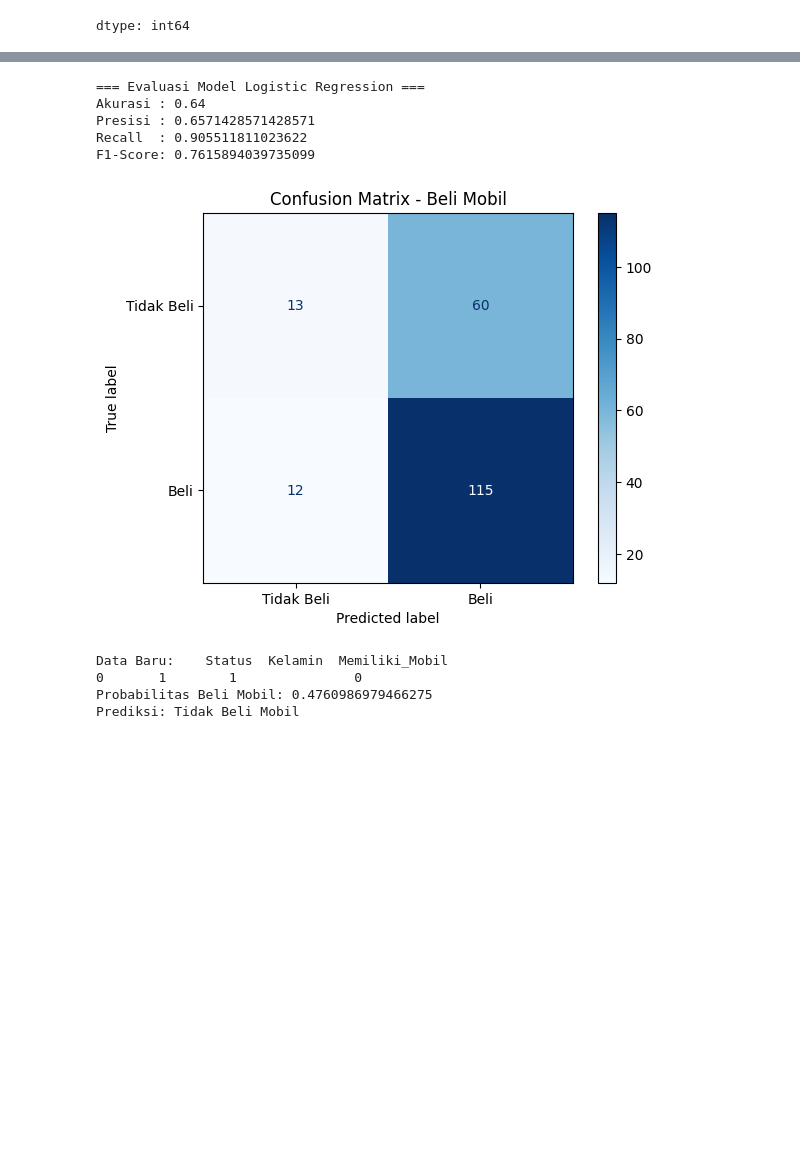
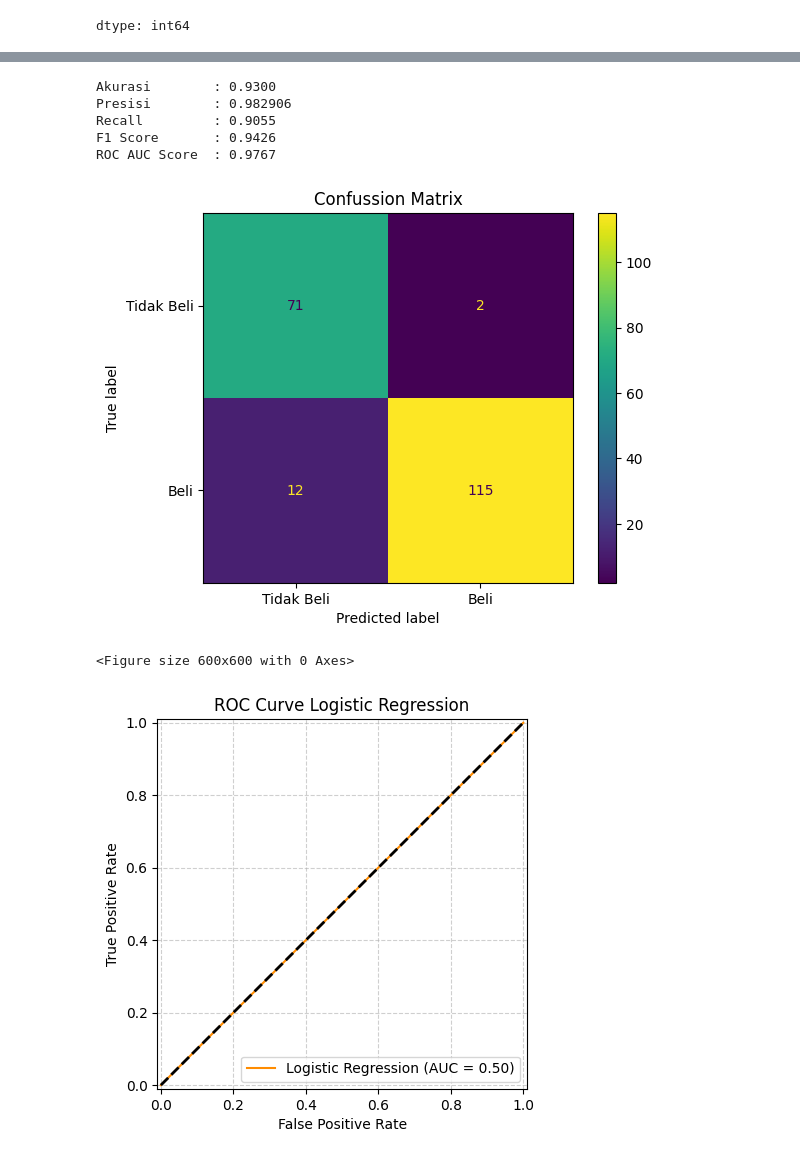
Before and after one commit to autummzebto/Praktikum-Machine-Learning, a Jupyter notebook: Praktikum4/TugasMandiri.ipynb, the cells around one changed output, grey strips where cells are left out. Saved outputs shown, nothing was run; the diff lists cells and outputs as text; code cells hidden in the pictures; blank space fills up the shorter version.

```diff
--- a/Praktikum4/TugasMandiri.ipynb
+++ b/Praktikum4/TugasMandiri.ipynb
@@ -116,42 +146,39 @@ Model Logistic Regression berhasil dilatih.
 # %%
-from sklearn.metrics import (
-    accuracy_score, precision_score, recall_score, f1_score, confusion_matrix, ConfusionMatrixDisplay
-)
+y_pred = clf.predict(X_test)
+y_prob = clf.predict_proba(X_test)[:, 1]
 
-y_pred = model.predict(X_test)
+from sklearn.metrics import accuracy_score, precision_score, recall_score,f1_score, roc_auc_score
 
-print("=== Evaluasi Model Logistic Regression ===")
-print("Akurasi :", accuracy_score(y_test, y_pred))
-print("Presisi :", precision_score(y_test, y_pred))
-print("Recall  :", recall_score(y_test, y_pred))
-print("F1-Score:", f1_score(y_test, y_pred))
-
-# Visualisasi confusion matrix
-ConfusionMatrixDisplay(confusion_matrix(y_test, y_pred), display_labels=['Tidak Beli', 'Beli']).plot(cmap='Blues')
-plt.title('Confusion Matrix - Beli Mobil')
-plt.show()
+print(f"Akurasi        : {accuracy_score(y_test, y_pred):.4f}")
+print(f"Presisi        : {precision_score(y_test, y_pred, zero_division=0):4f}")
+print(f"Recall         : {recall_score(y_test, y_pred, zero_division=0):.4f}")
+print(f"F1 Score       : {f1_score(y_test, y_pred, zero_division=0):.4f}")
+print(f"ROC AUC Score  : {roc_auc_score(y_test, y_prob):.4f}")
 # %% [output]
-=== Evaluasi Model Logistic Regression ===
-Akurasi : 0.64
-Presisi : 0.6571428571428571
-Recall  : 0.905511811023622
-F1-Score: 0.7615894039735099
+Akurasi        : 0.9300
+Presisi        : 0.982906
+Recall         : 0.9055
+F1 Score       : 0.9426
+ROC AUC Score  : 0.9767
-[figure, removed]
-# %%
-data_baru = pd.DataFrame({
-    'Status': [1],
-    'Kelamin': [1],
-    'Memiliki_Mobil': [0]
-})
-
-pred = model.predict(data_baru)
-prob = model.predict_proba(data_baru)[:, 1]
-
-print("Data Baru:", data_baru)
-print("Probabilitas Beli Mobil:", prob[0])
-print("Prediksi:", "Beli Mobil" if pred[0]==1 else "Tidak Beli Mobil")
-# %% [output]
-Data Baru:    Status  Kelamin  Memiliki_Mobil
-0       1        1               0
-Probabilitas Beli Mobil: 0.4760986979466275
-Prediksi: Tidak Beli Mobil
+# %%
+ConfusionMatrixDisplay(
+    confusion_matrix(y_test, y_pred),
+    display_labels=['Tidak Beli', 'Beli']
+).plot(values_format='d')
+
+plt.title("Confussion Matrix")
+plt.show()
+
+plt.figure(figsize=(6,6))
+RocCurveDisplay.from_estimator(model, X_test, y_test, name="Logistic Regression", color='darkorange')
+plt.plot([0,1], [0,1], 'k--', lw=2)
+plt.xlabel('False Positive Rate')
+plt.ylabel('True Positive Rate')
+plt.title('ROC Curve Logistic Regression')
+plt.legend(loc='lower right')
+plt.grid(True, linestyle='--', alpha=0.6)
+plt.show()
+# %% [output]
+[figure, added]
+<Figure size 600x600 with 0 Axes>
+[figure, added]
```
Also changed, not shown: parts of 16 cells of this notebook.
